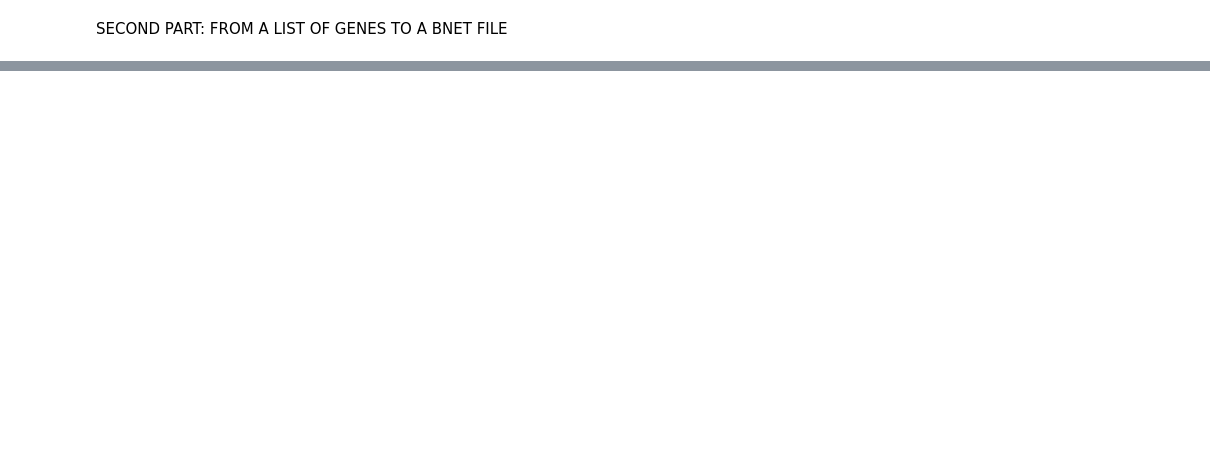
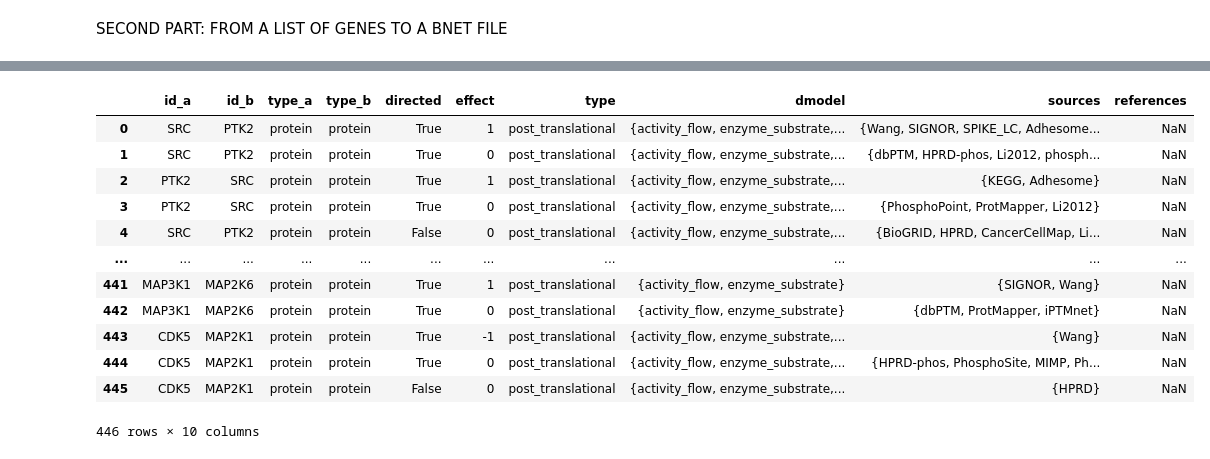
Before and after one commit to marcorusc/Pypath_pipeline, a Jupyter notebook: pipeline_v1.ipynb, the cells around one changed output, grey strips where cells are left out. Cells and saved outputs as stored; diff of their text form; code cells hidden in the pictures; blank space fills up the shorter version.

Commit message:
added filter to check for double interaction, added df printing with labeled ID, new algorithm for extracting subnetwork "soft"

```diff
--- a/pipeline_v1.ipynb
+++ b/pipeline_v1.ipynb
@@ -36,14 +38,14 @@ w.load(netres.pathway)
 
 #after the first time, it will take just a couple of seconds
 
-omnipath.db.param['network_mod'] = 'network_omnipath'
+omnipath.db.param['network_omnipath_mod'] = 'network'
 
 #use the following line if you want to specify some arguments and load just one or some databases (ex signor, kegg etc...)
-#omnipath.db.param['network_args'] = {'resources': netres.pathway['signor']} # <-- insert in the dict the pathway
+omnipath.db.param['network_omnipath_args'] = {'resources': netres.pathway['signor']} # <-- insert in the dict the pathway
 
 #get the actual files necessary to build the database
 
-m = omnipath.db.get_db('network_omnipath')
+omnipath.db.get_db('network_omnipath')
 # %%
 #next time when you want to launch the session rapidly you can just use:
 
@@ -63,7 +85,10 @@ SECOND PART: FROM A LIST OF GENES TO A BNET FILE
 # %%
 #let's create a list of genes
 
-genes = ["SRC", "TWIST1", "EpCAM"]
+genes = ["SRC", "NOTCH1", "FAK", "CDH1", "CDH2", "VIM", "MAP4K4"]
+#genes = ["DDR1", "DDR2", "SMAD1", "SMAD2", "SMAD4", "MAPK1", "MAPK3", "NFKB1", "NFKB2"]
+#genes = ["KRAS", "CDC6", "PIK3CA"]
+#genes = ['AKT1', 'ATM', 'BRAF', 'BRCA1', 'BRCA2', 'CASP3', 'CD24', 'CD44', 'CDC25A', 'CDC25B', 'CDC25C', 'CDK1', 'CDK2', 'CHEK1', 'CHEK2', 'CHUK', 'CLSPN', 'CTNNB1', 'DAPK1', 'DPYD', 'EGFR', 'EPHA3', 'EPHB2', 'ERBB3', 'ERBB4', 'ERK1', 'ERK2', 'NFKBIA', 'IKBKB', 'KRAS', 'KRT20', 'MAP2K1', 'MAP2K2', 'MAPK1', 'MAPK14', 'MAPK3', 'MAPKAPK2', 'MEK1', 'MEK2', 'RELA', 'NOTCH1', 'NOTCH3', 'NRAS', 'PARP', 'PIK3CA', 'PKMYT1', 'RAD51', 'RPS6', 'SMAD1', 'SMAD2', 'SMAD4', 'TGFBR2', 'TP53', 'VIM', 'WEE1', 'YAP']
 # %%
 from pypath.utils import mapping
 
@@ -86,0 +141,15 @@ new_net.print_graph()
+# %%
+#the previous network already include a good number of genes
+
+#but sometimes, when working on some biological context, those genes are not enough.
+
+#this time we want to enrich even more the network to find any possible gene that could be implicated in our study
+
+#to do this, let's use again the flag "complete_connections" setting it on True
+
+#this will trigger a function that will look for a possible path between every couple of genes
+#rising by a lot the number of final nodes in the network (WARNING: IT COULD TAKES A WHILE)
+
+distance = 1
+
+new_net = w.extract_subnet(genes, distance, complete_connections=True, resources="SIGNOR")
@@ -96,0 +223,18 @@ new_net.write_bnet()
+# %%
+a = new_net.generate_df()
+# %%
+a
+# %% [output]
+|  | id_a | id_b | type_a | type_b | directed | effect | type | dmodel | sources | references |
+| 0 | SRC | PTK2 | protein | protein | True | 1 | post_translational | {activity_flow, enzyme_substrate,... | {Wang, SIGNOR, SPIKE_LC, Adhesome... | NaN |
+| 1 | SRC | PTK2 | protein | protein | True | 0 | post_translational | {activity_flow, enzyme_substrate,... | {dbPTM, HPRD-phos, Li2012, phosph... | NaN |
+| 2 | PTK2 | SRC | protein | protein | True | 1 | post_translational | {activity_flow, enzyme_substrate,... | {KEGG, Adhesome} | NaN |
+| 3 | PTK2 | SRC | protein | protein | True | 0 | post_translational | {activity_flow, enzyme_substrate,... | {PhosphoPoint, ProtMapper, Li2012} | NaN |
+| 4 | SRC | PTK2 | protein | protein | False | 0 | post_translational | {activity_flow, enzyme_substrate,... | {BioGRID, HPRD, CancerCellMap, Li... | NaN |
+| ... | ... | ... | ... | ... | ... | ... | ... | ... | ... | ... |
+| 441 | MAP3K1 | MAP2K6 | protein | protein | True | 1 | post_translational | {activity_flow, enzyme_substrate} | {SIGNOR, Wang} | NaN |
+| 442 | MAP3K1 | MAP2K6 | protein | protein | True | 0 | post_translational | {activity_flow, enzyme_substrate} | {dbPTM, ProtMapper, iPTMnet} | NaN |
+| 443 | CDK5 | MAP2K1 | protein | protein | True | -1 | post_translational | {activity_flow, enzyme_substrate,... | {Wang} | NaN |
+| 444 | CDK5 | MAP2K1 | protein | protein | True | 0 | post_translational | {activity_flow, enzyme_substrate,... | {HPRD-phos, PhosphoSite, MIMP, Ph... | NaN |
+| 445 | CDK5 | MAP2K1 | protein | protein | False | 0 | post_translational | {activity_flow, enzyme_substrate,... | {HPRD} | NaN |
+446 rows × 10 columns
```
Also changed, not shown: parts of 16 cells of this notebook, 2 other files.
